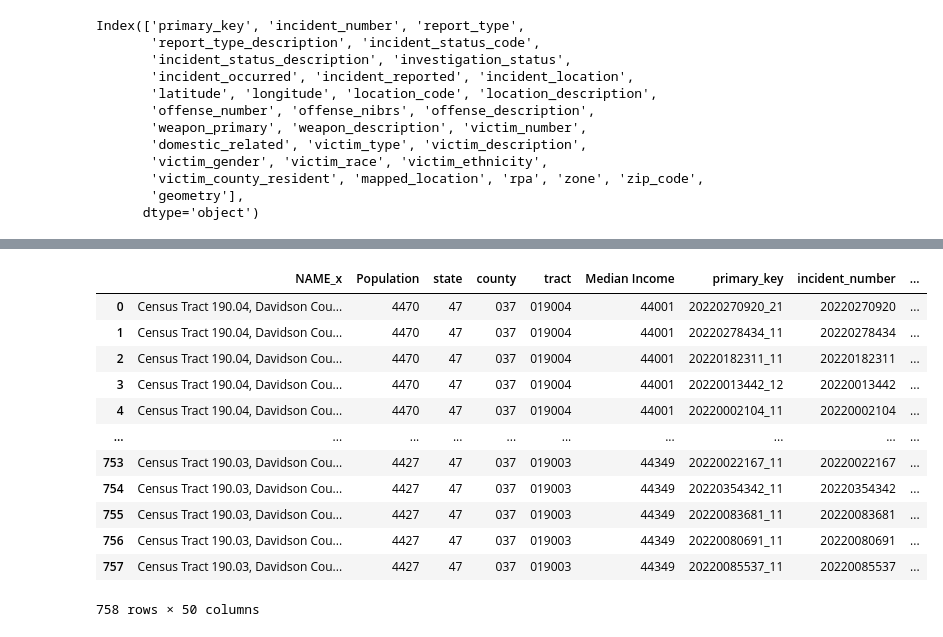
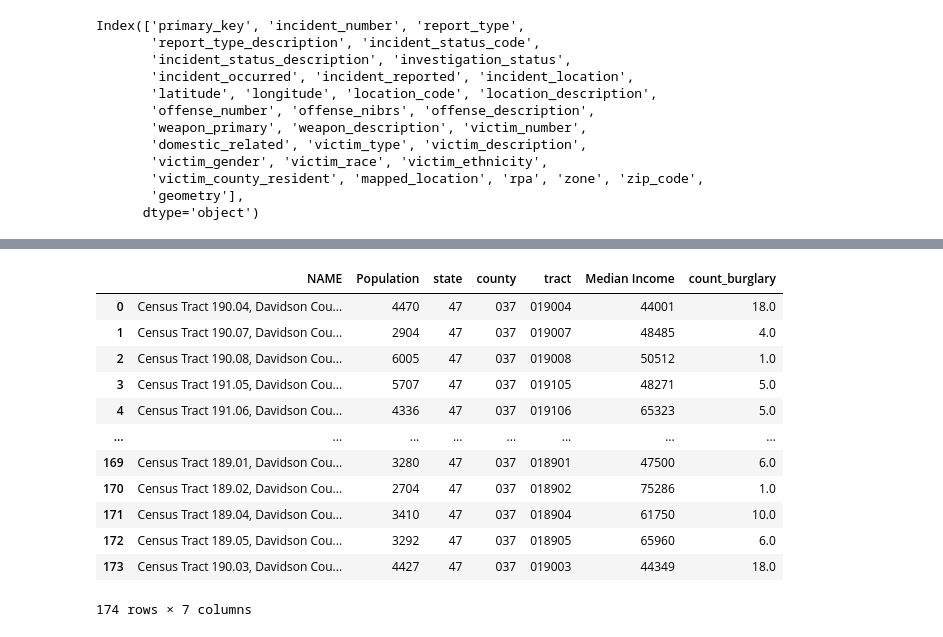
Before and after one commit to nss-data-science-cohort-6/api_project-jolly_ranchers, a Jupyter notebook: JR_API.ipynb, the cells around one changed output, grey strips where cells are left out. Cells and saved outputs as stored; diff of their text form; code cells hidden in the pictures.

Commit message:
completed through question 6

```diff
--- a/JR_API.ipynb
+++ b/JR_API.ipynb
@@ -361,0 +356,4 @@ Name: tract, Length: 157, dtype: int64
+# %%
+burglaries = aggburg_by_censustract['tract'].value_counts().reset_index(name='count_burglary')
+burglaries = burglaries.rename(columns = {'index':"tract"})
+burglaries
@@ -364,20 +376,20 @@ Name: tract, Length: 157, dtype: int64
 # %%
-merged_question_5 = pd.merge(acs_pop_medinc, aggburg_by_censustract, on=['tract'], how+)
+merged_question_5 = pd.merge(left=acs_pop_medinc, right=burglaries, on=['tract'], how='outer')
 merged_question_5
 # %% [output]
-|  | NAME_x | Population | state | county | tract | Median Income | primary_key | incident_number | ... |
-| 0 | Census Tract 190.04, Davidson Cou... | 4470 | 47 | 037 | 019004 | 44001 | 20220270920_21 | 20220270920 | ... |
-| 1 | Census Tract 190.04, Davidson Cou... | 4470 | 47 | 037 | 019004 | 44001 | 20220278434_11 | 20220278434 | ... |
-| 2 | Census Tract 190.04, Davidson Cou... | 4470 | 47 | 037 | 019004 | 44001 | 20220182311_11 | 20220182311 | ... |
-| 3 | Census Tract 190.04, Davidson Cou... | 4470 | 47 | 037 | 019004 | 44001 | 20220013442_12 | 20220013442 | ... |
-| 4 | Census Tract 190.04, Davidson Cou... | 4470 | 47 | 037 | 019004 | 44001 | 20220002104_11 | 20220002104 | ... |
-| ... | ... | ... | ... | ... | ... | ... | ... | ... | ... |
-| 753 | Census Tract 190.03, Davidson Cou... | 4427 | 47 | 037 | 019003 | 44349 | 20220022167_11 | 20220022167 | ... |
-| 754 | Census Tract 190.03, Davidson Cou... | 4427 | 47 | 037 | 019003 | 44349 | 20220354342_11 | 20220354342 | ... |
-| 755 | Census Tract 190.03, Davidson Cou... | 4427 | 47 | 037 | 019003 | 44349 | 20220083681_11 | 20220083681 | ... |
-| 756 | Census Tract 190.03, Davidson Cou... | 4427 | 47 | 037 | 019003 | 44349 | 20220080691_11 | 20220080691 | ... |
-| 757 | Census Tract 190.03, Davidson Cou... | 4427 | 47 | 037 | 019003 | 44349 | 20220085537_11 | 20220085537 | ... |
+|  | NAME | Population | state | county | tract | Median Income | count_burglary |
+| 0 | Census Tract 190.04, Davidson Cou... | 4470 | 47 | 037 | 019004 | 44001 | 18.0 |
+| 1 | Census Tract 190.07, Davidson Cou... | 2904 | 47 | 037 | 019007 | 48485 | 4.0 |
+| 2 | Census Tract 190.08, Davidson Cou... | 6005 | 47 | 037 | 019008 | 50512 | 1.0 |
+| 3 | Census Tract 191.05, Davidson Cou... | 5707 | 47 | 037 | 019105 | 48271 | 5.0 |
+| 4 | Census Tract 191.06, Davidson Cou... | 4336 | 47 | 037 | 019106 | 65323 | 5.0 |
+| ... | ... | ... | ... | ... | ... | ... | ... |
+| 169 | Census Tract 189.01, Davidson Cou... | 3280 | 47 | 037 | 018901 | 47500 | 6.0 |
+| 170 | Census Tract 189.02, Davidson Cou... | 2704 | 47 | 037 | 018902 | 75286 | 1.0 |
+| 171 | Census Tract 189.04, Davidson Cou... | 3410 | 47 | 037 | 018904 | 61750 | 10.0 |
+| 172 | Census Tract 189.05, Davidson Cou... | 3292 | 47 | 037 | 018905 | 65960 | 6.0 |
+| 173 | Census Tract 190.03, Davidson Cou... | 4427 | 47 | 037 | 019003 | 44349 | 18.0 |
-758 rows × 50 columns
+174 rows × 7 columns
 # %%
 merged_question_5.columns
 # %% [output]
```
Also changed, not shown: parts of 16 cells of this notebook.
